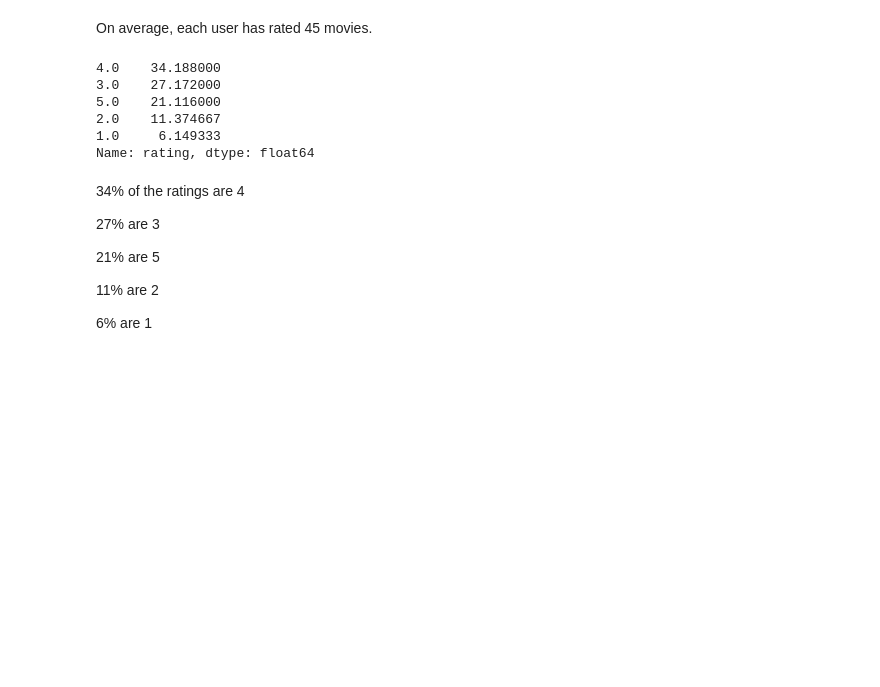
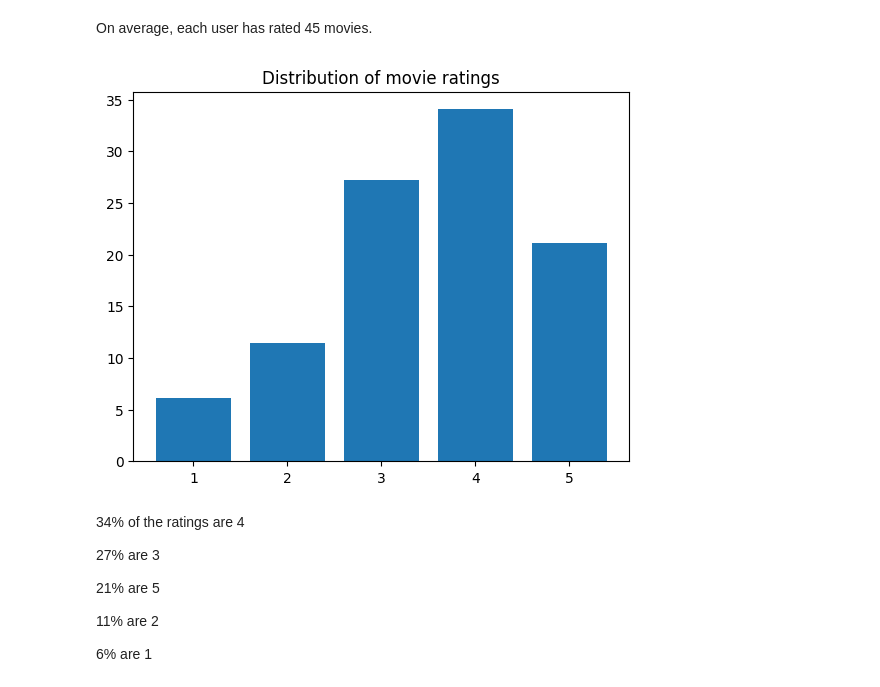
Before and after one commit to dfinel/ITC_assignments, a Jupyter notebook: recommender/Recommender_Systems_exercise.ipynb, the cells around one changed output. Saved outputs shown, nothing was run; the diff lists cells and outputs as text; code cells hidden in the pictures; blank space fills up the shorter version.

Commit message:
plot of features distributions

```diff
--- a/recommender/Recommender_Systems_exercise.ipynb
+++ b/recommender/Recommender_Systems_exercise.ipynb
@@ -104,14 +104,14 @@ avg_nbr_rat
 # %% [markdown]
 On average, each user has rated 45 movies.
 # %%
-df_train.rating.value_counts()/df_train.shape[0]*100
+ratings_dist = df_train.rating.value_counts()/df_train.shape[0]*100
-# %% [output]
-4.0    34.188000
-3.0    27.172000
-5.0    21.116000
-2.0    11.374667
-1.0     6.149333
-Name: rating, dtype: float64
+# %%
+import matplotlib.pyplot as plt
+plt.bar(ratings_dist.index, ratings_dist.values)
+plt.title('Distribution of movie ratings')
+plt.show()
+# %% [output]
+[figure, added]
 # %% [markdown]
 34% of the ratings are 4
 
```
Also changed, not shown: parts of 22 cells of this notebook.
